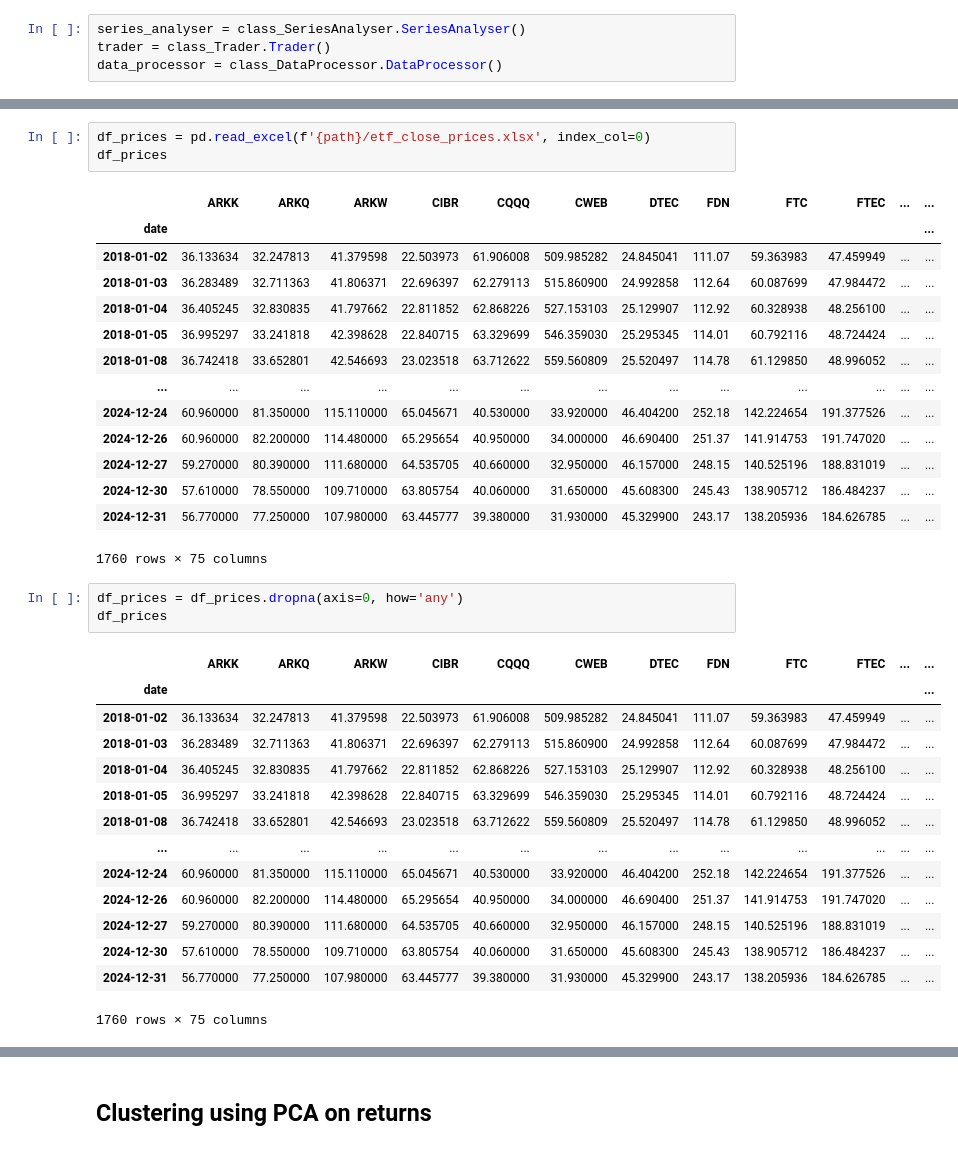
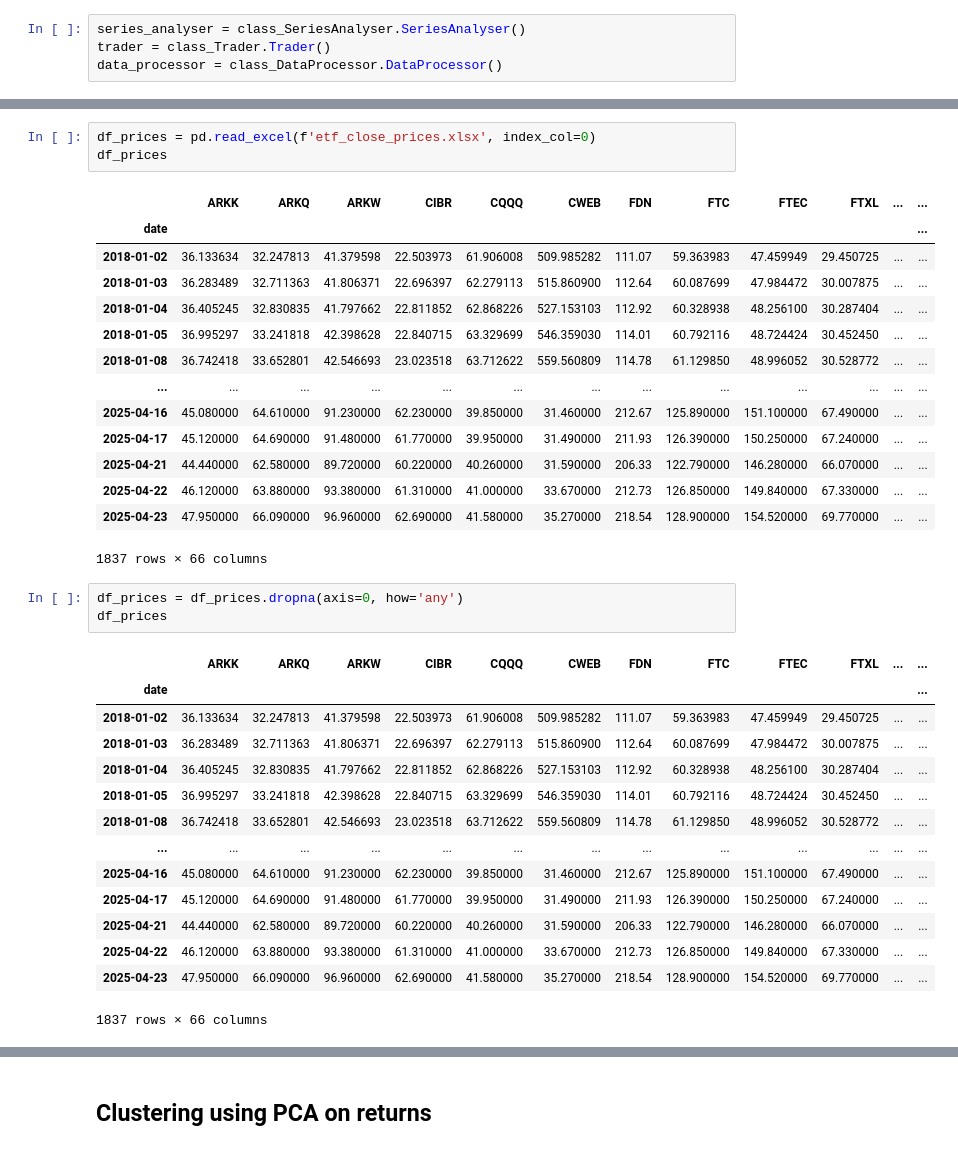
Before and after one commit to human-ak/WQU-Capstone, a Jupyter notebook: notebooks/PCA/b&c. Clustering & PairsSelection with PCA.ipynb, the cells around one changed output, grey strips where cells are left out. Cells and saved outputs as stored; diff of their text form.

```diff
--- a/notebooks/PCA/b&c. Clustering & PairsSelection with PCA.ipynb
+++ b/notebooks/PCA/b&c. Clustering & PairsSelection with PCA.ipynb
@@ -89,39 +81,39 @@ data
 # %%
-df_prices = pd.read_excel(f'{path}/etf_close_prices.xlsx', index_col=0)
+df_prices = pd.read_excel(f'etf_close_prices.xlsx', index_col=0)
 df_prices
 # %% [output]
-|  | ARKK | ARKQ | ARKW | CIBR | CQQQ | CWEB | DTEC | FDN | FTC | FTEC | ... | ... |
+|  | ARKK | ARKQ | ARKW | CIBR | CQQQ | CWEB | FDN | FTC | FTEC | FTXL | ... | ... |
 | date |  |  |  |  |  |  |  |  |  |  |  | ... |
-| 2018-01-02 | 36.133634 | 32.247813 | 41.379598 | 22.503973 | 61.906008 | 509.985282 | 24.845041 | 111.07 | 59.363983 | 47.459949 | ... | ... |
-| 2018-01-03 | 36.283489 | 32.711363 | 41.806371 | 22.696397 | 62.279113 | 515.860900 | 24.992858 | 112.64 | 60.087699 | 47.984472 | ... | ... |
-| 2018-01-04 | 36.405245 | 32.830835 | 41.797662 | 22.811852 | 62.868226 | 527.153103 | 25.129907 | 112.92 | 60.328938 | 48.256100 | ... | ... |
-| 2018-01-05 | 36.995297 | 33.241818 | 42.398628 | 22.840715 | 63.329699 | 546.359030 | 25.295345 | 114.01 | 60.792116 | 48.724424 | ... | ... |
-| 2018-01-08 | 36.742418 | 33.652801 | 42.546693 | 23.023518 | 63.712622 | 559.560809 | 25.520497 | 114.78 | 61.129850 | 48.996052 | ... | ... |
+| 2018-01-02 | 36.133634 | 32.247813 | 41.379598 | 22.503973 | 61.906008 | 509.985282 | 111.07 | 59.363983 | 47.459949 | 29.450725 | ... | ... |
+| 2018-01-03 | 36.283489 | 32.711363 | 41.806371 | 22.696397 | 62.279113 | 515.860900 | 112.64 | 60.087699 | 47.984472 | 30.007875 | ... | ... |
+| 2018-01-04 | 36.405245 | 32.830835 | 41.797662 | 22.811852 | 62.868226 | 527.153103 | 112.92 | 60.328938 | 48.256100 | 30.287404 | ... | ... |
+| 2018-01-05 | 36.995297 | 33.241818 | 42.398628 | 22.840715 | 63.329699 | 546.359030 | 114.01 | 60.792116 | 48.724424 | 30.452450 | ... | ... |
+| 2018-01-08 | 36.742418 | 33.652801 | 42.546693 | 23.023518 | 63.712622 | 559.560809 | 114.78 | 61.129850 | 48.996052 | 30.528772 | ... | ... |
 | ... | ... | ... | ... | ... | ... | ... | ... | ... | ... | ... | ... | ... |
-| 2024-12-24 | 60.960000 | 81.350000 | 115.110000 | 65.045671 | 40.530000 | 33.920000 | 46.404200 | 252.18 | 142.224654 | 191.377526 | ... | ... |
-| 2024-12-26 | 60.960000 | 82.200000 | 114.480000 | 65.295654 | 40.950000 | 34.000000 | 46.690400 | 251.37 | 141.914753 | 191.747020 | ... | ... |
-| 2024-12-27 | 59.270000 | 80.390000 | 111.680000 | 64.535705 | 40.660000 | 32.950000 | 46.157000 | 248.15 | 140.525196 | 188.831019 | ... | ... |
-| 2024-12-30 | 57.610000 | 78.550000 | 109.710000 | 63.805754 | 40.060000 | 31.650000 | 45.608300 | 245.43 | 138.905712 | 186.484237 | ... | ... |
-| 2024-12-31 | 56.770000 | 77.250000 | 107.980000 | 63.445777 | 39.380000 | 31.930000 | 45.329900 | 243.17 | 138.205936 | 184.626785 | ... | ... |
+| 2025-04-16 | 45.080000 | 64.610000 | 91.230000 | 62.230000 | 39.850000 | 31.460000 | 212.67 | 125.890000 | 151.100000 | 67.490000 | ... | ... |
+| 2025-04-17 | 45.120000 | 64.690000 | 91.480000 | 61.770000 | 39.950000 | 31.490000 | 211.93 | 126.390000 | 150.250000 | 67.240000 | ... | ... |
+| 2025-04-21 | 44.440000 | 62.580000 | 89.720000 | 60.220000 | 40.260000 | 31.590000 | 206.33 | 122.790000 | 146.280000 | 66.070000 | ... | ... |
+| 2025-04-22 | 46.120000 | 63.880000 | 93.380000 | 61.310000 | 41.000000 | 33.670000 | 212.73 | 126.850000 | 149.840000 | 67.330000 | ... | ... |
+| 2025-04-23 | 47.950000 | 66.090000 | 96.960000 | 62.690000 | 41.580000 | 35.270000 | 218.54 | 128.900000 | 154.520000 | 69.770000 | ... | ... |
-1760 rows × 75 columns
+1837 rows × 66 columns
 # %%
 df_prices = df_prices.dropna(axis=0, how='any')
 df_prices
 # %% [output]
-|  | ARKK | ARKQ | ARKW | CIBR | CQQQ | CWEB | DTEC | FDN | FTC | FTEC | ... | ... |
+|  | ARKK | ARKQ | ARKW | CIBR | CQQQ | CWEB | FDN | FTC | FTEC | FTXL | ... | ... |
 | date |  |  |  |  |  |  |  |  |  |  |  | ... |
-| 2018-01-02 | 36.133634 | 32.247813 | 41.379598 | 22.503973 | 61.906008 | 509.985282 | 24.845041 | 111.07 | 59.363983 | 47.459949 | ... | ... |
-| 2018-01-03 | 36.283489 | 32.711363 | 41.806371 | 22.696397 | 62.279113 | 515.860900 | 24.992858 | 112.64 | 60.087699 | 47.984472 | ... | ... |
-| 2018-01-04 | 36.405245 | 32.830835 | 41.797662 | 22.811852 | 62.868226 | 527.153103 | 25.129907 | 112.92 | 60.328938 | 48.256100 | ... | ... |
-| 2018-01-05 | 36.995297 | 33.241818 | 42.398628 | 22.840715 | 63.329699 | 546.359030 | 25.295345 | 114.01 | 60.792116 | 48.724424 | ... | ... |
-| 2018-01-08 | 36.742418 | 33.652801 | 42.546693 | 23.023518 | 63.712622 | 559.560809 | 25.520497 | 114.78 | 61.129850 | 48.996052 | ... | ... |
+| 2018-01-02 | 36.133634 | 32.247813 | 41.379598 | 22.503973 | 61.906008 | 509.985282 | 111.07 | 59.363983 | 47.459949 | 29.450725 | ... | ... |
+| 2018-01-03 | 36.283489 | 32.711363 | 41.806371 | 22.696397 | 62.279113 | 515.860900 | 112.64 | 60.087699 | 47.984472 | 30.007875 | ... | ... |
+| 2018-01-04 | 36.405245 | 32.830835 | 41.797662 | 22.811852 | 62.868226 | 527.153103 | 112.92 | 60.328938 | 48.256100 | 30.287404 | ... | ... |
+| 2018-01-05 | 36.995297 | 33.241818 | 42.398628 | 22.840715 | 63.329699 | 546.359030 | 114.01 | 60.792116 | 48.724424 | 30.452450 | ... | ... |
+| 2018-01-08 | 36.742418 | 33.652801 | 42.546693 | 23.023518 | 63.712622 | 559.560809 | 114.78 | 61.129850 | 48.996052 | 30.528772 | ... | ... |
 | ... | ... | ... | ... | ... | ... | ... | ... | ... | ... | ... | ... | ... |
-| 2024-12-24 | 60.960000 | 81.350000 | 115.110000 | 65.045671 | 40.530000 | 33.920000 | 46.404200 | 252.18 | 142.224654 | 191.377526 | ... | ... |
-| 2024-12-26 | 60.960000 | 82.200000 | 114.480000 | 65.295654 | 40.950000 | 34.000000 | 46.690400 | 251.37 | 141.914753 | 191.747020 | ... | ... |
-| 2024-12-27 | 59.270000 | 80.390000 | 111.680000 | 64.535705 | 40.660000 | 32.950000 | 46.157000 | 248.15 | 140.525196 | 188.831019 | ... | ... |
-| 2024-12-30 | 57.610000 | 78.550000 | 109.710000 | 63.805754 | 40.060000 | 31.650000 | 45.608300 | 245.43 | 138.905712 | 186.484237 | ... | ... |
-| 2024-12-31 | 56.770000 | 77.250000 | 107.980000 | 63.445777 | 39.380000 | 31.930000 | 45.329900 | 243.17 | 138.205936 | 184.626785 | ... | ... |
+| 2025-04-16 | 45.080000 | 64.610000 | 91.230000 | 62.230000 | 39.850000 | 31.460000 | 212.67 | 125.890000 | 151.100000 | 67.490000 | ... | ... |
+| 2025-04-17 | 45.120000 | 64.690000 | 91.480000 | 61.770000 | 39.950000 | 31.490000 | 211.93 | 126.390000 | 150.250000 | 67.240000 | ... | ... |
+| 2025-04-21 | 44.440000 | 62.580000 | 89.720000 | 60.220000 | 40.260000 | 31.590000 | 206.33 | 122.790000 | 146.280000 | 66.070000 | ... | ... |
+| 2025-04-22 | 46.120000 | 63.880000 | 93.380000 | 61.310000 | 41.000000 | 33.670000 | 212.73 | 126.850000 | 149.840000 | 67.330000 | ... | ... |
+| 2025-04-23 | 47.950000 | 66.090000 | 96.960000 | 62.690000 | 41.580000 | 35.270000 | 218.54 | 128.900000 | 154.520000 | 69.770000 | ... | ... |
-1760 rows × 75 columns
+1837 rows × 66 columns
 # %%
 # split data in training and test
 df_prices_train, df_prices_test = data_processor.split_data(df_prices,
```
Also changed, not shown: parts of 34 cells of this notebook, 14 other files.
